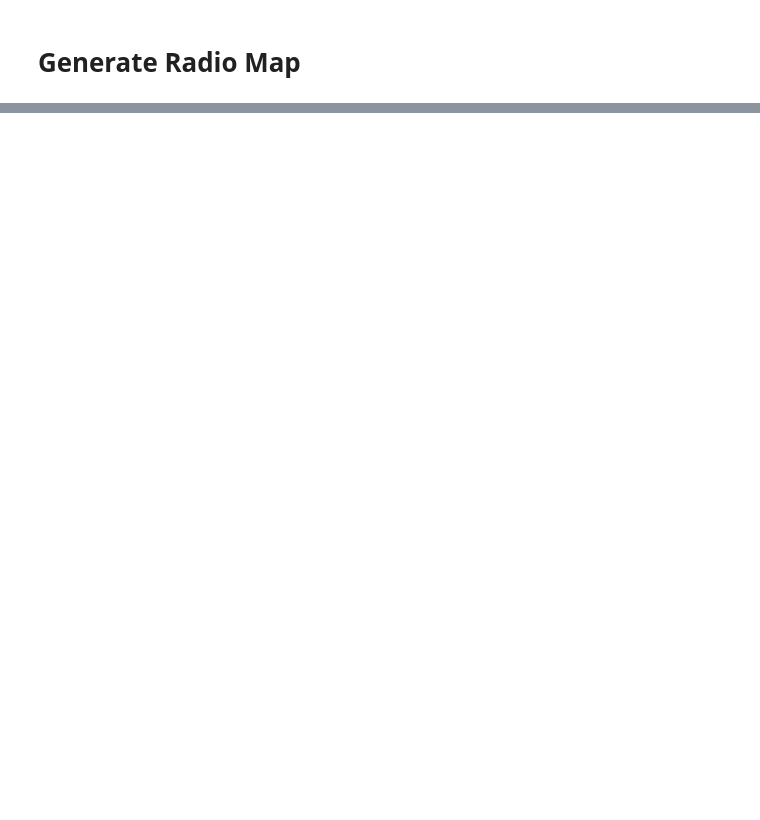
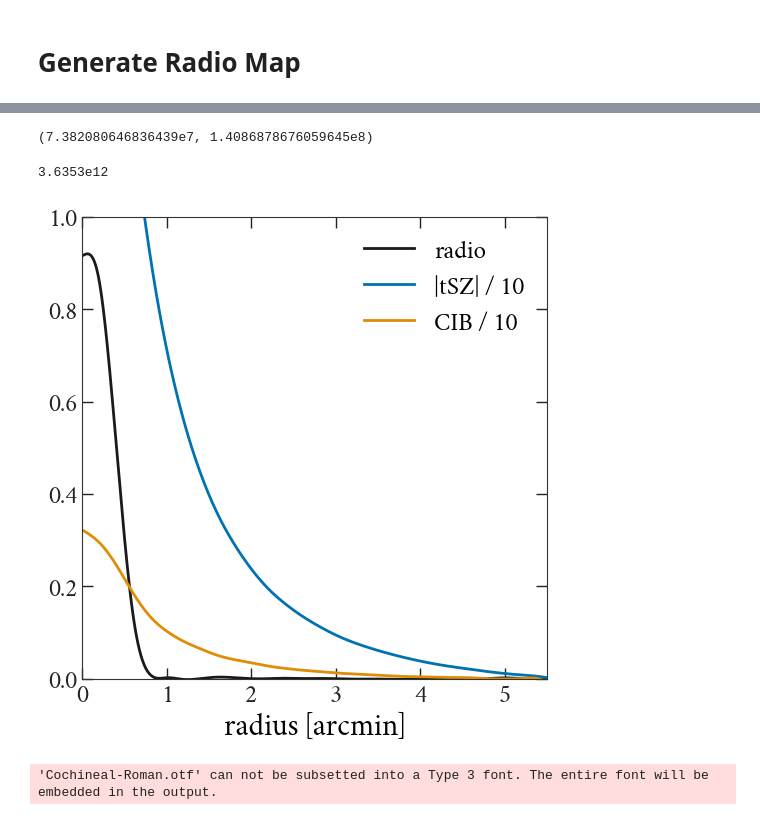
Before and after one commit to xzackli/radiosources, a Jupyter notebook: beamed profile measuring.ipynb, the cells around one changed output, grey strips where cells are left out. Cells and saved outputs as stored; diff of their text form; code cells hidden in the pictures; blank space fills up the shorter version.

```diff
--- a/beamed profile measuring.ipynb
+++ b/beamed profile measuring.ipynb
@@ -40,7 +46,7 @@ MJy_mul(freq * 1u"GHz"), tSZ_mul(freq * 1u"GHz")
 # Generate Radio Map
 # %%
 nside = 4096
-m_radio = Map{Float64,RingOrder}(nside)
+m_radio = HealpixMap{Float64,RingOrder}(nside)
 # flux_cut = 7e-3
 # cut_array = flux_143 .< flux_cut  # in Jy
 # XGPaint.catalog2map!(m_radio, flux[cut_array], θ[cut_array], ϕ[cut_array])
@@ -55,5 +61,5 @@ m_cib = readMapFromFITS("/tigress/zequnl/websky/cib_nu0$(int_freq).fits", 1, Flo
 m_cib.pixels .*= MJy_factor
 
 tSZ_factor = tSZ_mul(freq * 1u"GHz")
-m_tsz = readMapFromFITS("/tigress/zequnl/websky/tsz.fits", 1, Float64);
+m_tsz = readMapFromFITS("/tigress/zequnl/websky/tsz_8192.fits", 1, Float64);
 m_tsz .*= tSZ_factor;
@@ -144,23 +216,42 @@ hp.cartview(mask, lonra=[-1,2], latra=[-1,1], title="mask")
 # %%
 sum(m_radio.pixels .* mask), sum(m_radio.pixels)
+# %% [output]
+(7.382080646836439e7, 1.4086878676059645e8)
 # %%
 profile_radio = get_profile(m_radio.pixels .* mask, m_radio.resolution)
 profile_tsz = get_profile(m_tsz.pixels .* mask, m_radio.resolution)
 profile_cib = get_profile(m_cib.pixels .* mask, m_radio.resolution);
+# %%
+profile_norm = 3.6353e12
+# %% [output]
+3.6353e12
 # %%
+figure(figsize=(6,6))
+
 Δr = max_disc/30
 plotting_r = Δr/10:max_disc/1000:(max_disc-Δr)
 r_arcmin = rad2deg.(plotting_r) .* 60
 
-plot(r_arcmin, profile_radio.(plotting_r), "-", label="radio")
-plot(r_arcmin, abs.(profile_tsz.(plotting_r)) ./ 10  , "-", label="|tSZ| / 10")
-plot(r_arcmin, profile_cib.(plotting_r) ./ 10, "-", label="CIB / 10")
+monopole = (profile_radio.(plotting_r))[length(plotting_r)]
+plot(r_arcmin, (profile_radio.(plotting_r)  .- monopole) ./ profile_norm, "-", label="radio")
+
+monopole = (profile_tsz.(plotting_r))[length(plotting_r)]
+plot(r_arcmin, abs.(profile_tsz.(plotting_r) .- monopole) ./ 10    ./ profile_norm , "-", label="|tSZ| / 10")
+
+monopole = (profile_cib.(plotting_r))[length(plotting_r)]
+plot(r_arcmin, (profile_cib.(plotting_r) .- monopole) ./ 10   ./ profile_norm, "-", label="CIB / 10")
+
 # plot(radial_coord, predict(approx, radial_coord), "-")
 legend()
+xlabel("radius [arcmin]")
 # yscale("log")
 # title("unbeamed $(freq) GHz (masked)")
-ylim(0.0, 1e13)
+xlim(0, 5.5)
+ylim(0.0, 1)
 savefig("figures/beamed_143_masked.pdf")
+# %% [output]
+[figure, added]
+'Cochineal-Roman.otf' can not be subsetted into a Type 3 font. The entire font will be embedded in the output.
 # %%
 profile_radio = get_profile(m_radio.pixels, m_radio.resolution)
 profile_tsz = get_profile(m_tsz.pixels, m_radio.resolution)
```
Also changed, not shown: parts of 23 cells of this notebook, 8 other files.
